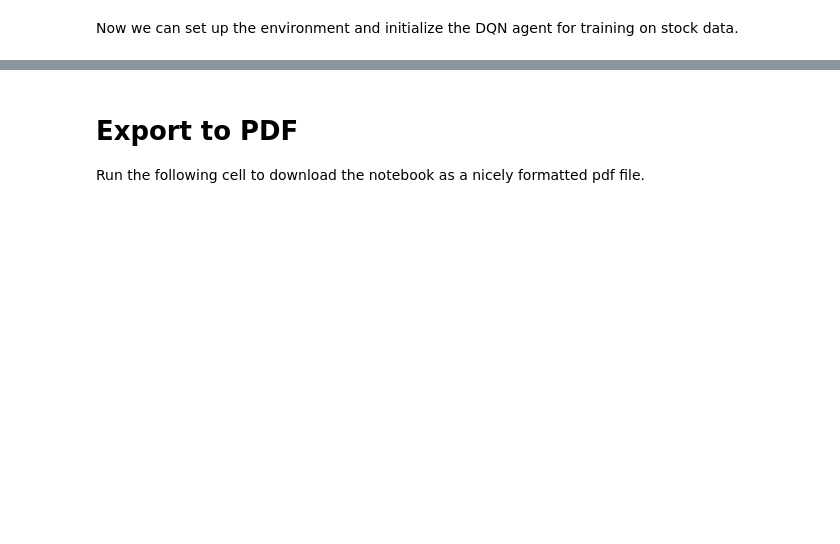
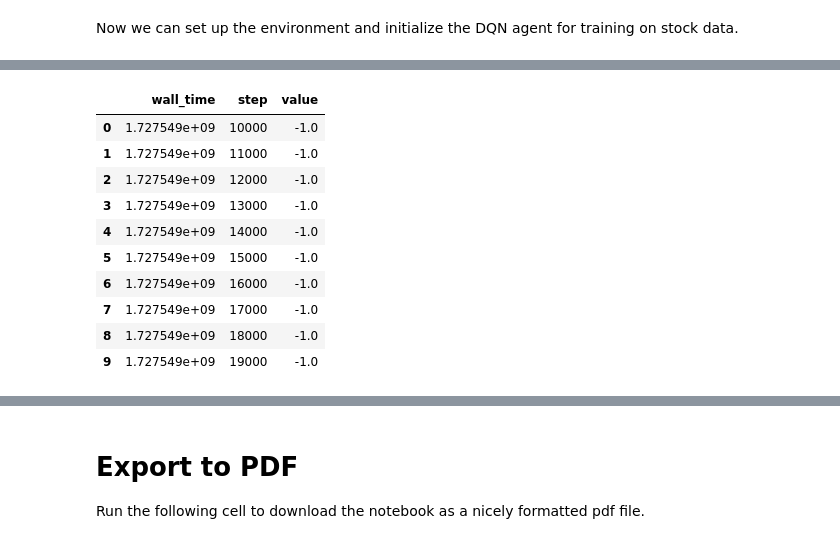
Before and after one commit to rotemgr3/CLAI-Project, a Jupyter notebook: CLAI_236203_FINAL_PROJECT.ipynb, the cells around one changed output, grey strips where cells are left out. Cells and saved outputs as stored; diff of their text form; code cells hidden in the pictures; blank space fills up the shorter version.

```diff
--- a/CLAI_236203_FINAL_PROJECT.ipynb
+++ b/CLAI_236203_FINAL_PROJECT.ipynb
@@ -1836,3 +1919,17 @@ for tag, (xlabel, ylabel, title) in plot_tags.items():
+# %%
+all_scalar_data['values_mean']
+# %% [output]
+|  | wall_time | step | value |
+| 0 | 1.727549e+09 | 10000 | -1.0 |
+| 1 | 1.727549e+09 | 11000 | -1.0 |
+| 2 | 1.727549e+09 | 12000 | -1.0 |
+| 3 | 1.727549e+09 | 13000 | -1.0 |
+| 4 | 1.727549e+09 | 14000 | -1.0 |
+| 5 | 1.727549e+09 | 15000 | -1.0 |
+| 6 | 1.727549e+09 | 16000 | -1.0 |
+| 7 | 1.727549e+09 | 17000 | -1.0 |
+| 8 | 1.727549e+09 | 18000 | -1.0 |
+| 9 | 1.727549e+09 | 19000 | -1.0 |
 # %%
 import os
 import matplotlib.pyplot as plt
```
Also changed, not shown: parts of 11 cells of this notebook, 1 other file.
